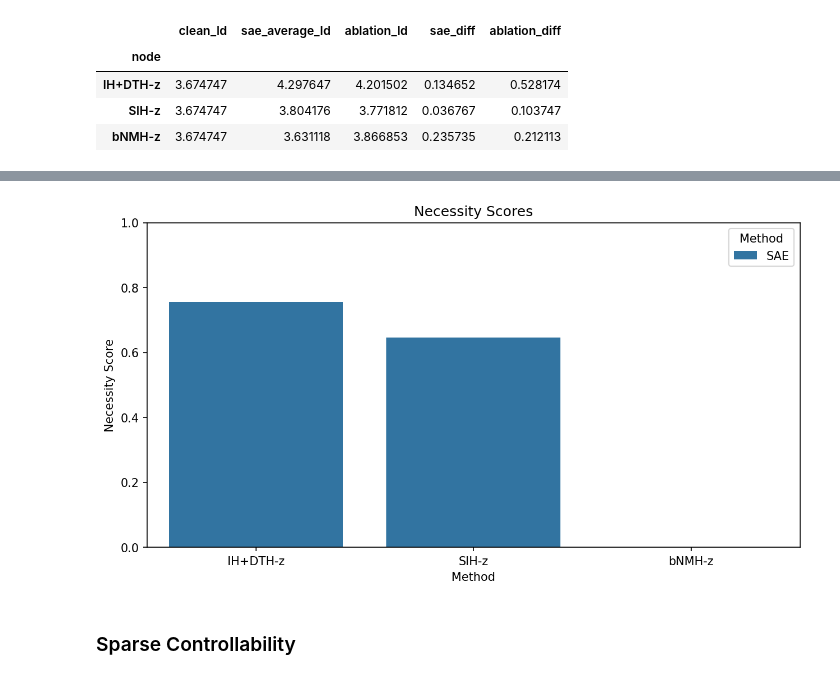
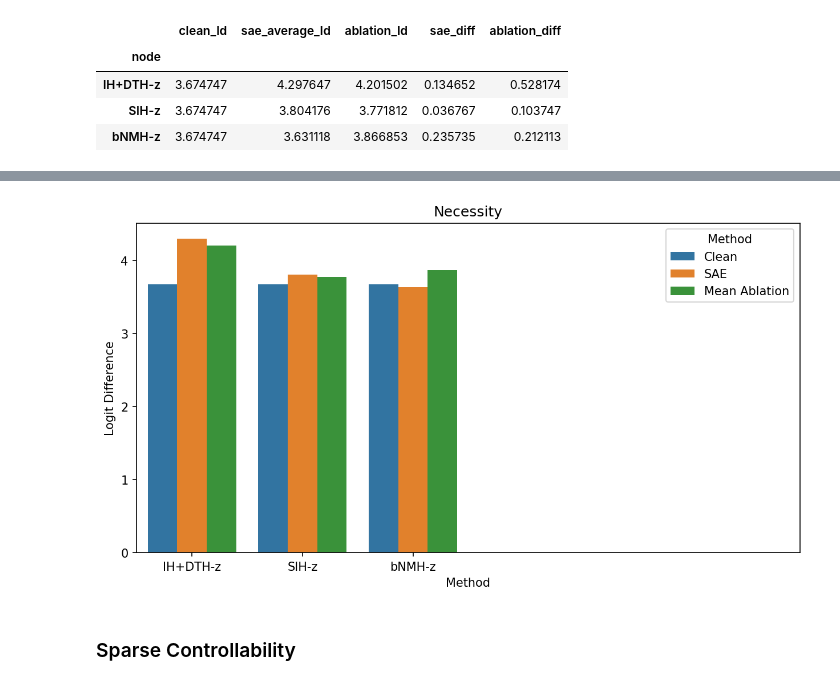
Before and after one commit to ghidav/sae-transfer-learning, a Jupyter notebook: eval_analysis.ipynb, the cells around one changed output, grey strips where cells are left out. Drawn from its saved outputs; the diff is of its cells as text; code cells hidden in the pictures.

```diff
--- a/eval_analysis.ipynb
+++ b/eval_analysis.ipynb
@@ -302,8 +302,8 @@ plt.show()
 [figure]
 # %%
 #necessity_df['supervised_diff'] = (necessity_df['ablation_ld'] - necessity_df['supervised_average_ld']).abs()
-necessity_df['sae_diff'] = (necessity_df['ablation_ld'] - necessity_df['sae_average_ld']).abs()
-necessity_df['ablation_diff'] = (necessity_df['ablation_ld'] - necessity_df['clean_ld']).abs()
+#necessity_df['sae_diff'] = (necessity_df['ablation_ld'] - necessity_df['sae_average_ld']).abs()
+#necessity_df['ablation_diff'] = (necessity_df['ablation_ld'] - necessity_df['clean_ld']).abs()
 
 #necessity_df['supervised_score'] = 1 - necessity_df['ablation_diff'] / necessity_df['supervised_diff']
 #necessity_df['sae_score'] = 1 - necessity_df['ablation_diff'] / necessity_df['sae_diff']
@@ -332,10 +316,3 @@ scores_df
 | IH+DTH-z | 3.674747 | 4.297647 | 4.201502 | 0.134652 | 0.528174 |
 | SIH-z | 3.674747 | 3.804176 | 3.771812 | 0.036767 | 0.103747 |
 | bNMH-z | 3.674747 | 3.631118 | 3.866853 | 0.235735 | 0.212113 |
-# %%
-#scores_df['supervised_diff'] = (scores_df['ablation_ld'] - scores_df['supervised_average_ld']).abs()
-scores_df['sae_diff'] = (scores_df['ablation_ld'] - scores_df['sae_average_ld']).abs()
-scores_df['ablation_diff'] = (scores_df['ablation_ld'] - scores_df['clean_ld']).abs()
-# %%
-#scores_df['supervised_score'] = 1 - scores_df['supervised_diff'] / scores_df['ablation_diff']
-scores_df['sae_score'] = 1 - scores_df['sae_diff'] / scores_df['ablation_diff']
@@ -350,15 +319,15 @@ scores_df
-# %%
-scores = scores_df[['sae_score']].reset_index()
-scores.columns = ['Node','SAE']
-
-plt.figure(figsize=(10, 5), dpi=150)
-ax = sns.barplot(data=scores.melt(id_vars='Node', var_name='Method', value_name='Sufficency Score'), x='Node', y='Sufficency Score', hue='Method')
-ax.set(xlabel='Method', ylabel='Necessity Score')
-plt.ylim(0, 1)
-plt.title('Necessity Scores')
-plt.show()
-# %% [output]
-[figure, removed]
+# %%
+scores = scores_df[['clean_ld', 'sae_average_ld', 'ablation_ld']].reset_index()
+scores.columns = ['Node', 'Clean', 'SAE', 'Mean Ablation']
+
+plt.figure(figsize=(10, 5), dpi=150)
+ax = sns.barplot(data=scores.melt(id_vars='Node', var_name='Method', value_name='logit_diff'), x='Node', y='logit_diff', hue='Method')
+ax.set(xlabel='Method', ylabel='Logit Difference')
+plt.xlim(-.5, 5.5)
+plt.title('Necessity')
+plt.show()
+# %% [output]
+[figure, added]
 # %% [markdown]
 ### Sparse Controllability
 # %%
```
Also changed, not shown: parts of 15 cells of this notebook.
